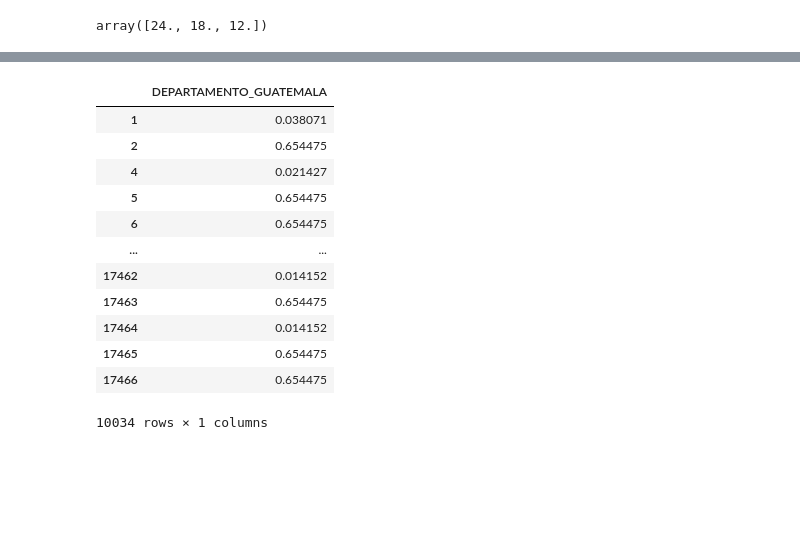
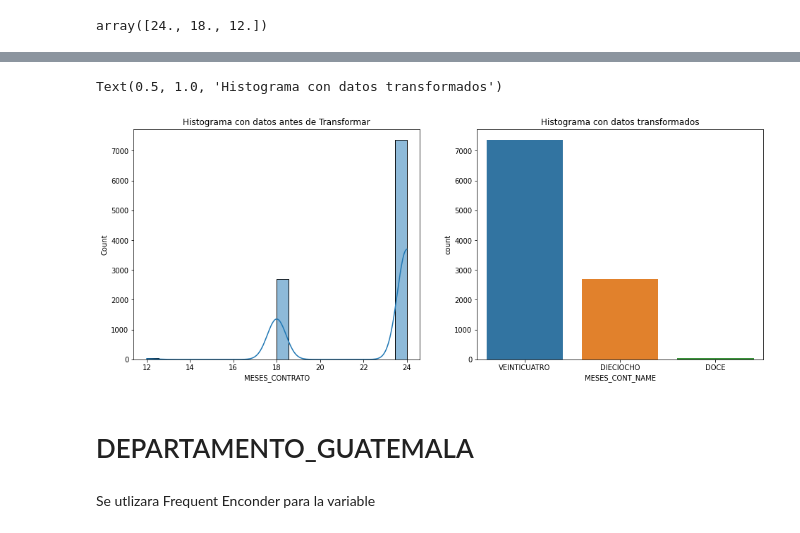
Before and after one commit to chiruconew/EXTRA, a Jupyter notebook: ProyFinal_NDS.ipynb, the cells around one changed output, grey strips where cells are left out. Drawn from its saved outputs; the diff is of its cells as text; code cells hidden in the pictures; blank space fills up the shorter version.

```diff
--- a/ProyFinal_NDS.ipynb
+++ b/ProyFinal_NDS.ipynb
@@ -220,2 +225,15 @@ count_enc_meses.mapping
  Name: MESES_CONT_NAME, dtype: float64}
+# %%
+fig, axes = plt.subplots(ncols=2, figsize =(16,6))
+sns.histplot(data = df_recortado, x = 'MESES_CONTRATO', ax = axes[0], kde=True)
+axes[0].set_title('Histograma con datos antes de Transformar')
+sns.countplot(data = df_recortado, x = 'MESES_CONT_NAME')
+axes[1].set_title('Histograma con datos transformados')
+# %% [output]
+Text(0.5, 1.0, 'Histograma con datos transformados')
+[figure, added]
+# %% [markdown]
+# DEPARTAMENTO_GUATEMALA
+# %% [markdown]
+Se utlizara Frequent Enconder para la variable
 # %%
@@ -223,19 +241,5 @@ count_enc_depto = CountEncoder(normalize=True, combine_min_nan_groups=True, min_
 # %%
-count_enc_depto.fit_transform(df_recortado['DEPARTAMENTO_GUATEMALA'])
+df_recortado['DEPARTAMENTO_TRANS'] = count_enc_depto.fit_transform(df_recortado['DEPARTAMENTO_GUATEMALA'])
-# %% [output]
-|  | DEPARTAMENTO_GUATEMALA |
-| 1 | 0.038071 |
-| 2 | 0.654475 |
-| 4 | 0.021427 |
-| 5 | 0.654475 |
-| 6 | 0.654475 |
-| ... | ... |
-| 17462 | 0.014152 |
-| 17463 | 0.654475 |
-| 17464 | 0.014152 |
-| 17465 | 0.654475 |
-| 17466 | 0.654475 |
-10034 rows × 1 columns
 # %%
 count_enc_depto.mapping
 # %% [output]
```
Also changed, not shown: parts of 33 cells of this notebook.
